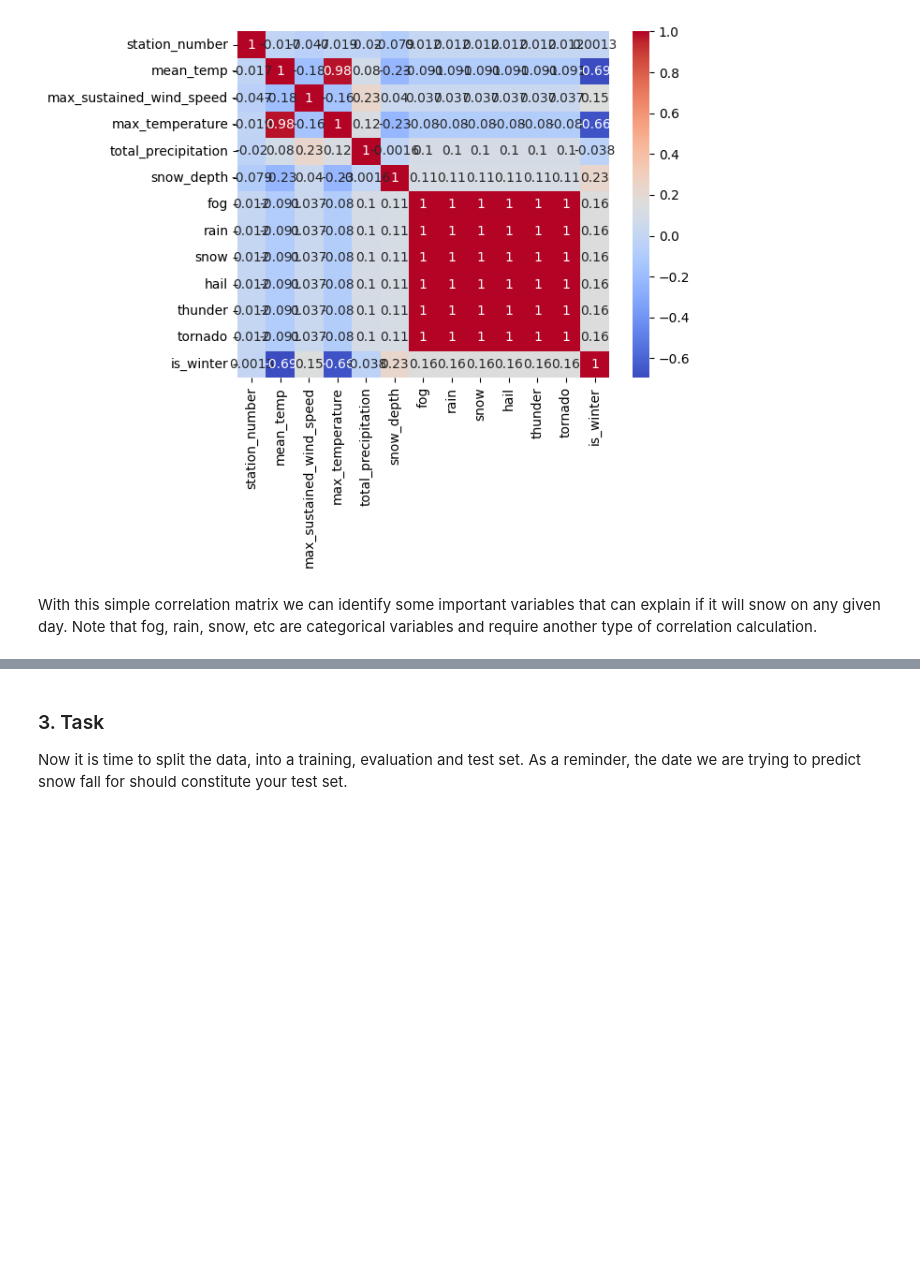
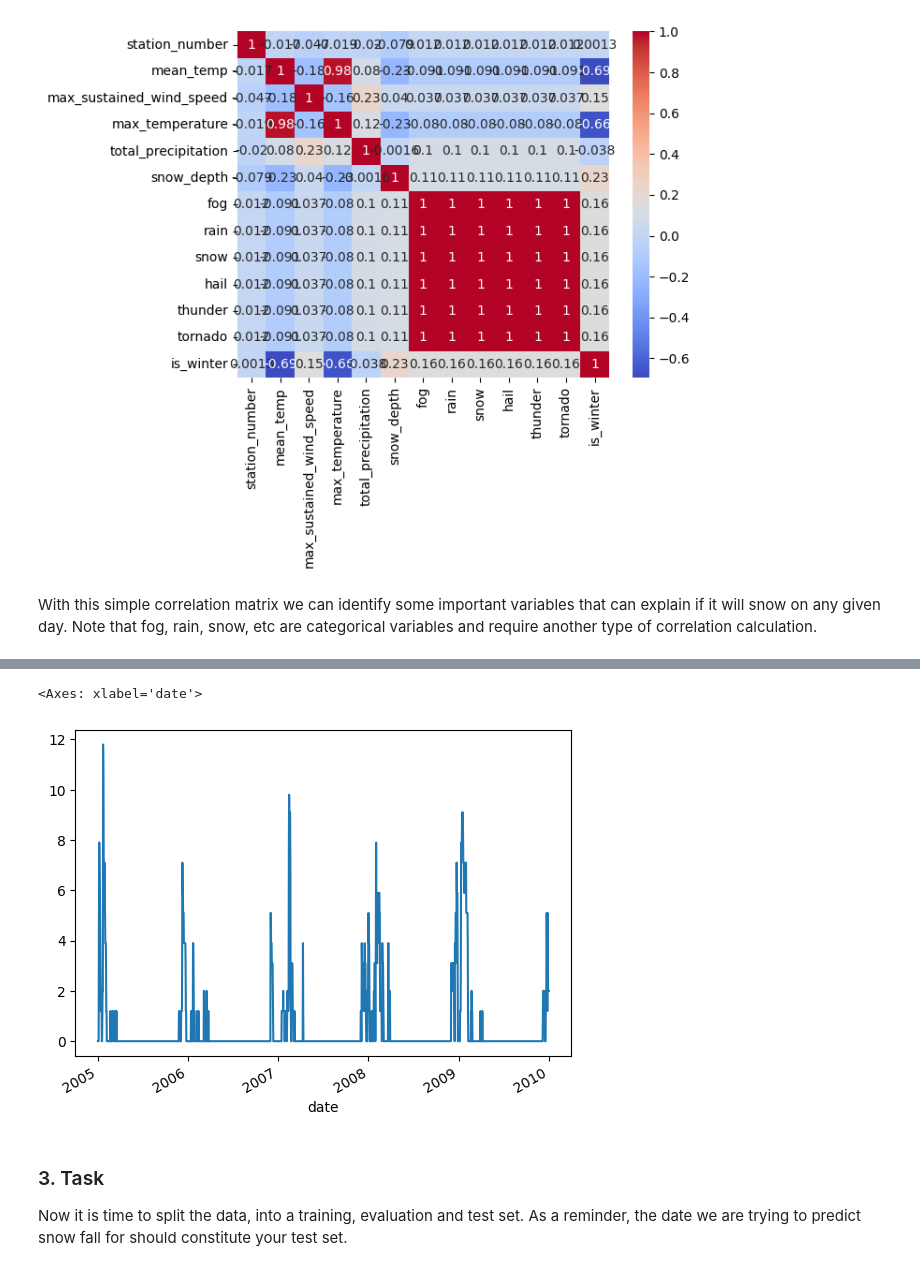
Before and after one commit to danbm94/codingchallenge, a Jupyter notebook: codecademy projects/Coding Challenge.ipynb, the cells around one changed output, grey strips where cells are left out. Cells and saved outputs as stored; diff of their text form; code cells hidden in the pictures; blank space fills up the shorter version.

```diff
--- a/Coding Challenge.ipynb
+++ b/codecademy projects/Coding Challenge.ipynb
@@ -215,3 +245,5 @@ sns.heatmap(correlation_matrix, annot=True, cmap='coolwarm')
 [figure]
 # %% [markdown]
 With this simple correlation matrix we can identify some important variables that can explain if it will snow on any given day. Note that fog, rain, snow, etc are categorical variables and require another type of correlation calculation.
+# %%
+weather_data_1.drop(['fog','rain','hail','thunder','tornado'], axis=1, inplace=True)
@@ -218,3 +276,8 @@ With this simple correlation matrix we can identify some important variables tha
+# %%
+weather_data_1.loc[weather_data_1['station_number']==725300]['snow_depth'].plot()
+# %% [output]
+<Axes: xlabel='date'>
+[figure, added]
 # %% [markdown]
 ### 3. Task
 Now it is time to split the data, into a training, evaluation and test set. As a reminder, the date we are trying to predict snow fall for should constitute your test set.
```
Also changed, not shown: parts of 22 cells of this notebook, 37 other files.
